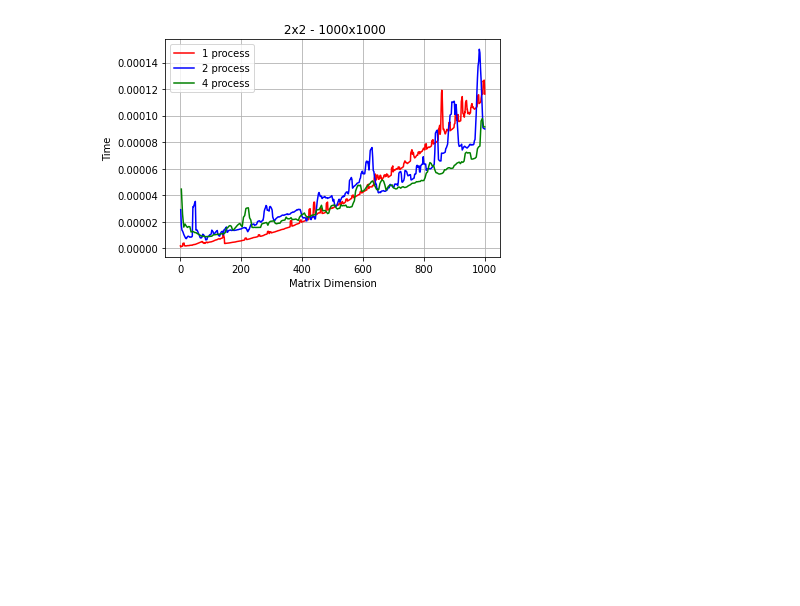
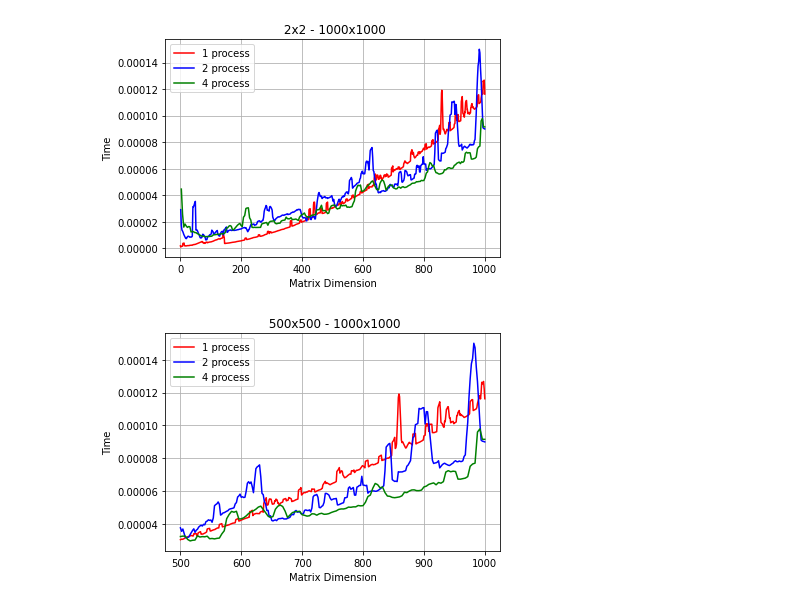
Before and after one commit to alexbrill/results_analysis, a Jupyter notebook: psa_lab2/main.ipynb, the cells around one changed output. Saved outputs shown, nothing was run; the diff lists cells and outputs as text; code cells hidden in the pictures; blank space fills up the shorter version.

```diff
--- a/psa_lab2/main.ipynb
+++ b/psa_lab2/main.ipynb
@@ -78,8 +78,8 @@ df.head()
 | 4.0 | 0.000001 | 0.000017 | 0.000045 |
 | 5.0 | 0.000002 | NaN | NaN |
 # %%
-idx2 = (~df[df.columns[1]].isna())
-idx4 = (~df[df.columns[2]].isna())
+idx2 = (~df["p2"].isna())
+idx4 = (~df["p4"].isna())
 # %%
 B = 10
 
@@ -170,3 +170,22 @@ ax.legend(["1 process", "2 process", "4 process"])
 plt.show()
 # %% [output]
 [figure]
+# %%
+A = 500
+B = 1000
+
+fig, ax = plt.subplots()
+ax.set_title(" 500x500 - 1000x1000")
+ax.set_ylabel("Time")
+ax.set_xlabel("Matrix Dimension")
+ax.grid()
+
+ax.plot(df["p1"][A:B].index, df["p1"][A:B], '-r')
+ax.plot(df["p2"][idx2][A:B].index, df["p2"][idx2][A:B], '-b')
+ax.plot(df["p4"][idx4][A:B].index, df["p4"][idx4][A:B], '-g')
+
+ax.legend(["1 process", "2 process", "4 process"])
+
+plt.show()
+# %% [output]
+[figure, added]
```
